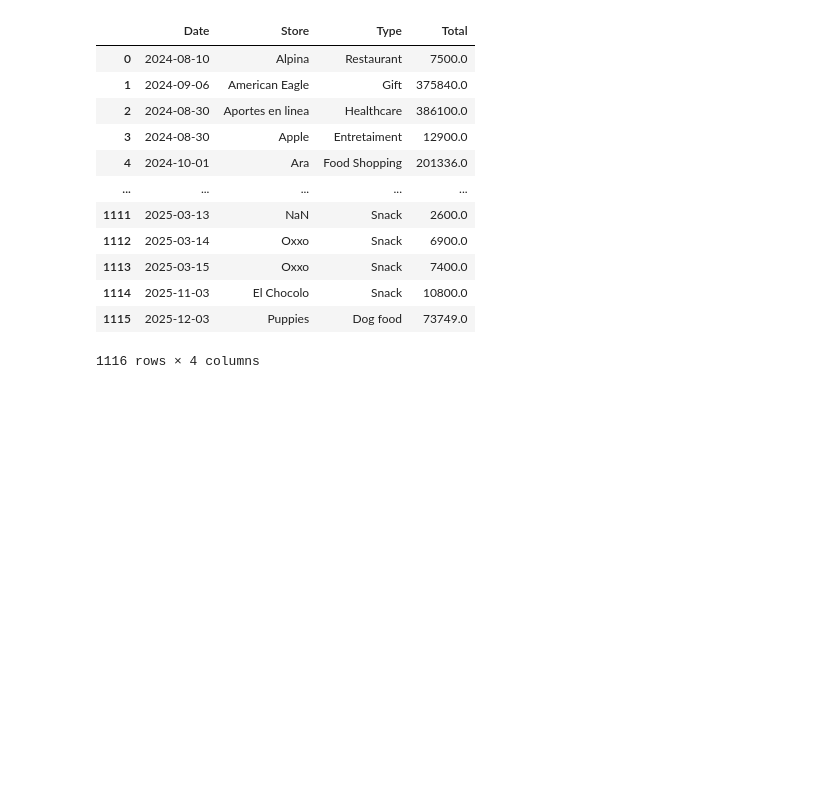
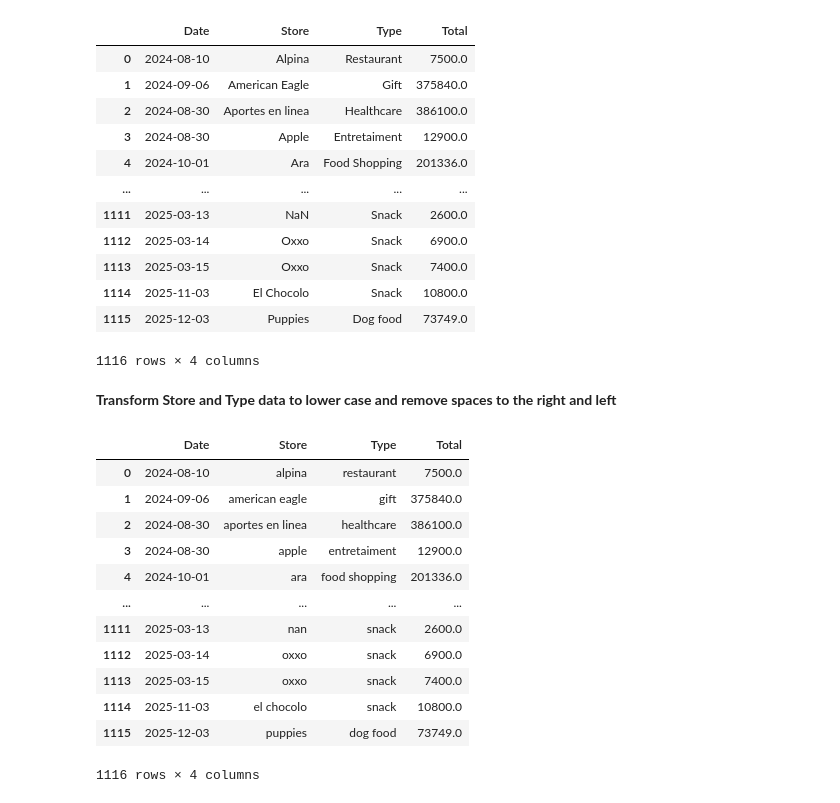
Before and after one commit to AndrewB01/Personal_Finances, a Jupyter notebook: notebooks/Personal_Expenses_analysis.ipynb, the cells around one changed output. Drawn from its saved outputs; the diff is of its cells as text; code cells hidden in the pictures; blank space fills up the shorter version.

```diff
--- a/notebooks/Personal_Expenses_analysis.ipynb
+++ b/notebooks/Personal_Expenses_analysis.ipynb
@@ -127,3 +127,23 @@ raw_df
 | 1114 | 2025-11-03 | El Chocolo | Snack | 10800.0 |
 | 1115 | 2025-12-03 | Puppies | Dog food | 73749.0 |
 1116 rows × 4 columns
+# %% [markdown]
+**Transform Store and Type data to lower case and remove spaces to the right and left**
+# %%
+raw_df['Store'] = raw_df['Store'].str.strip().str.lower()
+raw_df['Type'] = raw_df['Type'].str.strip().str.lower()
+raw_df
+# %% [output]
+|  | Date | Store | Type | Total |
+| 0 | 2024-08-10 | alpina | restaurant | 7500.0 |
+| 1 | 2024-09-06 | american eagle | gift | 375840.0 |
+| 2 | 2024-08-30 | aportes en linea | healthcare | 386100.0 |
+| 3 | 2024-08-30 | apple | entretaiment | 12900.0 |
+| 4 | 2024-10-01 | ara | food shopping | 201336.0 |
+| ... | ... | ... | ... | ... |
+| 1111 | 2025-03-13 | nan | snack | 2600.0 |
+| 1112 | 2025-03-14 | oxxo | snack | 6900.0 |
+| 1113 | 2025-03-15 | oxxo | snack | 7400.0 |
+| 1114 | 2025-11-03 | el chocolo | snack | 10800.0 |
+| 1115 | 2025-12-03 | puppies | dog food | 73749.0 |
+1116 rows × 4 columns
```
Also changed, not shown: parts of 11 cells of this notebook.
